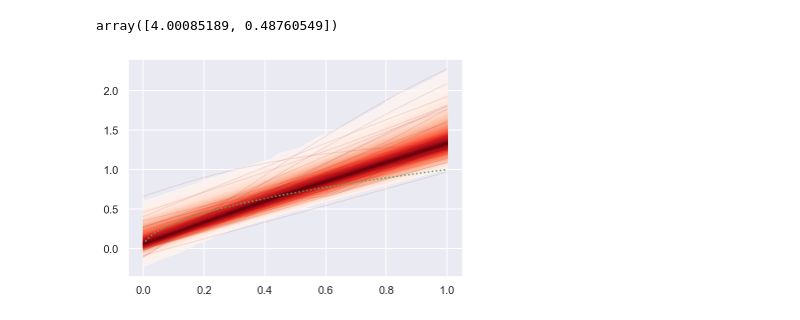
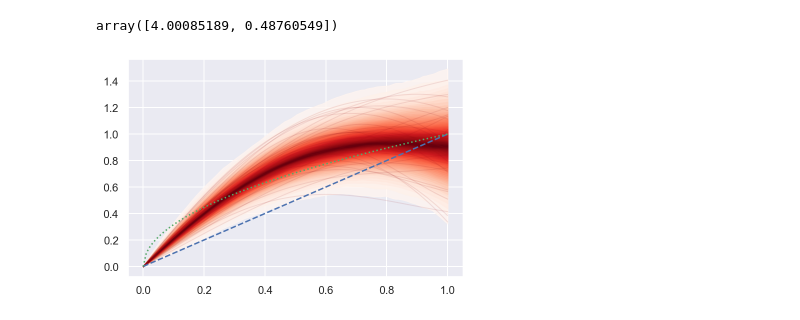
Before and after one commit to AurelienNioche/TransformedGP, a Jupyter notebook: model-discrepancy-using-stan.ipynb, the cells around one changed output. Drawn from its saved outputs; the diff is of its cells as text; code cells hidden in the pictures.

```diff
--- a/model-discrepancy-using-stan.ipynb
+++ b/model-discrepancy-using-stan.ipynb
@@ -471,7 +472,12 @@ INFO:cmdstanpy:compiling stan program, exe file: /Users/aureliennioche/Documents
 INFO:cmdstanpy:compiler options: stanc_options=None, cpp_options=None
 INFO:cmdstanpy:compiled model file: /Users/aureliennioche/Documents/PythonProjects/CogModelDiscrepancy/sparse_gp_model
 # %%
-def prepare_data_for_stan_sparse(data):
+def prepare_data_for_stan_sparse(data, tau, u=u_lin, theta=None, M=50):
+
+    try:
+        u_model_index = {u_lin: 0, u_pow: 1}[u]
+    except KeyError:
+        raise ValueError(f"Utility function {u.__name__} not recognized")
 
     p0 = data.p0.values
     p1 = data.p1.values
@@ -493,8 +499,8 @@ def prepare_data_for_stan_sparse(data):
     belong1 = undo_sorted[N_y:]
 
     return {
-        'tau': tau_data,
-        'theta': theta_data,
+        'tau': tau,
+        'theta': theta,
         'p': p_sorted,
         'X': x_sorted,
         'y': y,
@@ -503,6 +509,6 @@ def prepare_data_for_stan_sparse(data):
         'jitter': 1e-06,
         'belong0': belong0 + 1,
         'belong1': belong1 + 1,
-        'M': 50,
-        'u_model_index': 0
+        'M': M,
+        'u_model_index': u_model_index
     }
@@ -519,7 +583,11 @@ optimize(data, u_m=u_pow)
 # %% [output]
 array([4.00085189, 0.48760549])
 # %%
-stan_sparse_data = prepare_data_for_stan_sparse(data)
+u_model = u_lin
+theta_model = None
+tau_model = 3.333
+stan_sparse_data = prepare_data_for_stan_sparse(
+    data, u=u_model, tau=tau_model, theta=theta_model)
 # %%
 trace = stan_sparse_model.sample(data=stan_sparse_data, show_progress="notebook", chains=2)
 # %%
@@ -583,12 +595,12 @@ def sparse_gp_predict(Xnew, samples_az, u, theta, jitter=1.0e-6, use_ratio=True)
 # %%
 x_plot = np.linspace(0, 1, 100)
 f_samples = sparse_gp_predict(Xnew=x_plot, samples_az=samples_az,
-                              u_model=u_lin, theta_model=None,
+                              u=u_lin, theta=None,
                               use_ratio=True)
 # %%
 fig, ax = plt.subplots()
 plot_gp_dist(ax, f_samples, x_plot)
-# ax.plot(X, u_model(X, theta=theta_model), ls="--");
-ax.plot(X, u_data(X, theta=theta_data), ls=':', color="C2");
+ax.plot(x_plot, u_model(x_plot, theta=theta_model), ls="--");
+ax.plot(x_plot, u_data(x_plot, theta=theta_data), ls=':', color="C2");
 # %% [output]
-[figure, old version]
+[figure, new version]
```
Also changed, not shown: parts of 19 cells of this notebook, 7 other files.
